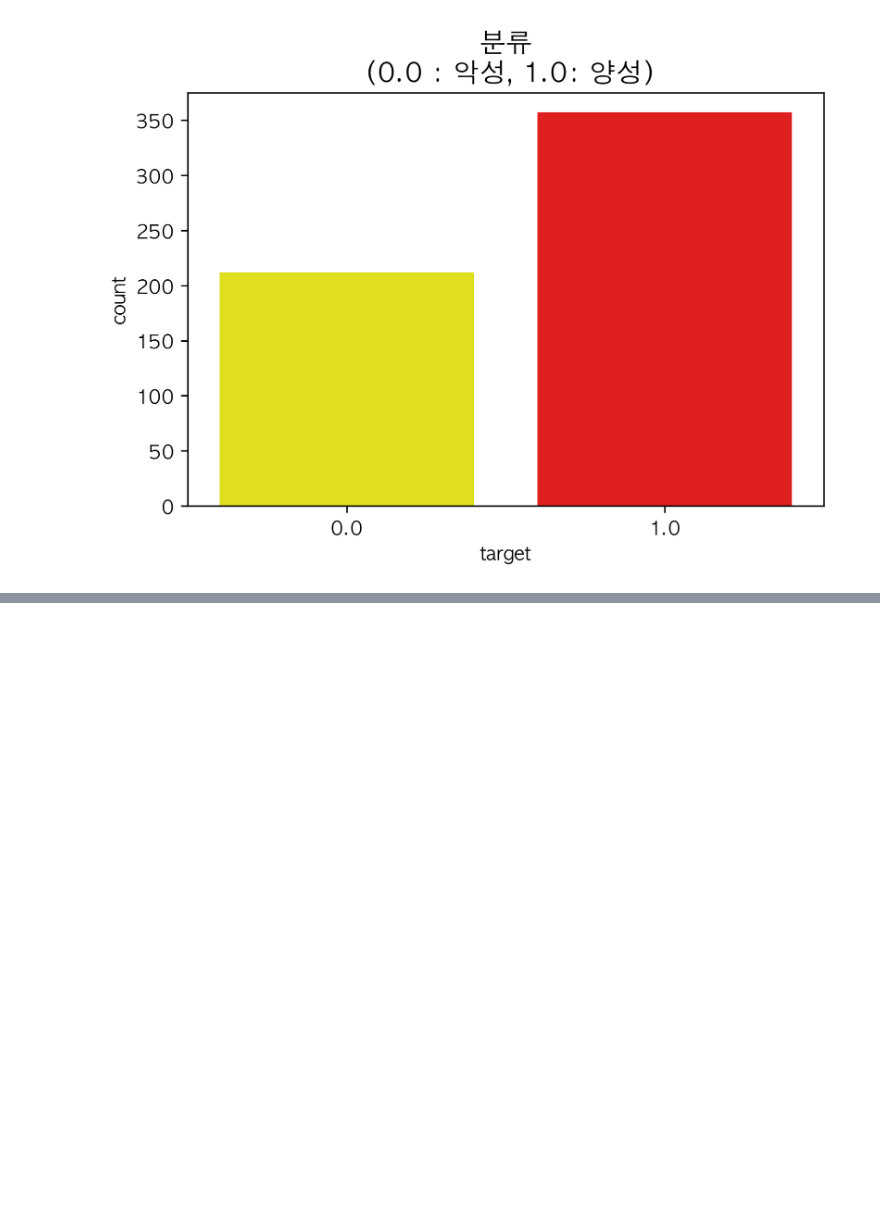
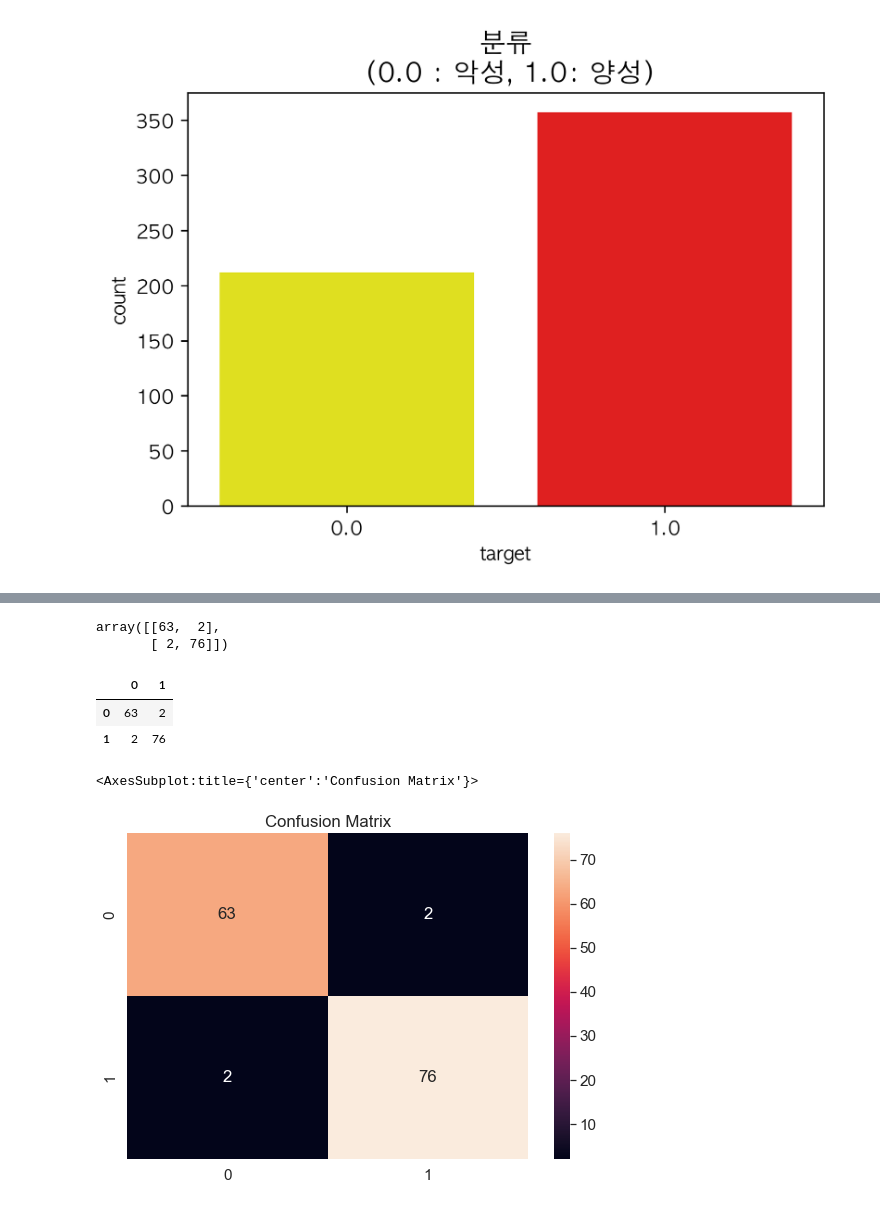
Before and after one commit to rileyko/PythonStudy, a Jupyter notebook: DataPrep/LogisticRegression.ipynb, the cells around one changed output, grey strips where cells are left out. Saved outputs shown, nothing was run; the diff lists cells and outputs as text; code cells hidden in the pictures; blank space fills up the shorter version.

```diff
--- a/DataPrep/LogisticRegression.ipynb
+++ b/DataPrep/LogisticRegression.ipynb
@@ -668,0 +744,6 @@ Text(0.5, 1.0, '분류\n (0.0 : 악성, 1.0: 양성)')
+# %%
+# 샘플링한 값 독립변수와 종속변수에 적용시키기
+train_cols = df.columns[0:27] # 설명 변수
+print(train_cols)
+X = X_samp[train_cols]
+y = y_samp["target"]
@@ -668,0 +785,12 @@ Text(0.5, 1.0, '분류\n (0.0 : 악성, 1.0: 양성)')
+# %%
+# 로지스틱회귀 함수 사용
+from sklearn.model_selection import train_test_split
+from sklearn.linear_model import LogisticRegression
+from sklearn import metrics
+
+X_train, X_test, y_train, y_test = train_test_split(X, y, test_size = 0.2, random_state=0)
+model = LogisticRegression()
+model.fit(X_train, y_train)
+
+print("학습용:", model.score(X_train, y_train)) #94%
+print("검증용:", model.score(X_test, y_test)) #97%
@@ -668,0 +807,31 @@ Text(0.5, 1.0, '분류\n (0.0 : 악성, 1.0: 양성)')
+# %%
+#Confusion metrix(혼동행렬, 오분류표) 출력
+# 분류모델의 성능 평가 지표로서, 학습을 통한 예측 성능을 측정하기 위해 예측값과 실제값을 비교하기 위한 표
+from sklearn.metrics import confusion_matrix
+
+pred = model.predict(X_test)
+cm = confusion_matrix(y_test, pred) #실제값과 모델의 예측값 비교
+cm
+# %% [output]
+array([[63,  2],
+       [ 2, 76]])
+# %%
+df_cm = pd.DataFrame(cm, index=[0,1], columns=[0,1])
+df_cm
+# %% [output]
+|  | 0 | 1 |
+| 0 | 63 | 2 |
+| 1 | 2 | 76 |
+# %%
+# Confusion Matrix
+import seaborn as sns
+from matplotlib import pyplot as plt
+%matplotlib inline
+
+sns.set(font_scale=1.4)
+plt.figure(figsize=(9,6))
+plt.title("Confusion Matrix")
+sns.heatmap(df_cm, annot=True)
+# %% [output]
+<AxesSubplot:title={'center':'Confusion Matrix'}>
+[figure, added]
```
Also changed, not shown: parts of 10 cells of this notebook, 1 other file.
